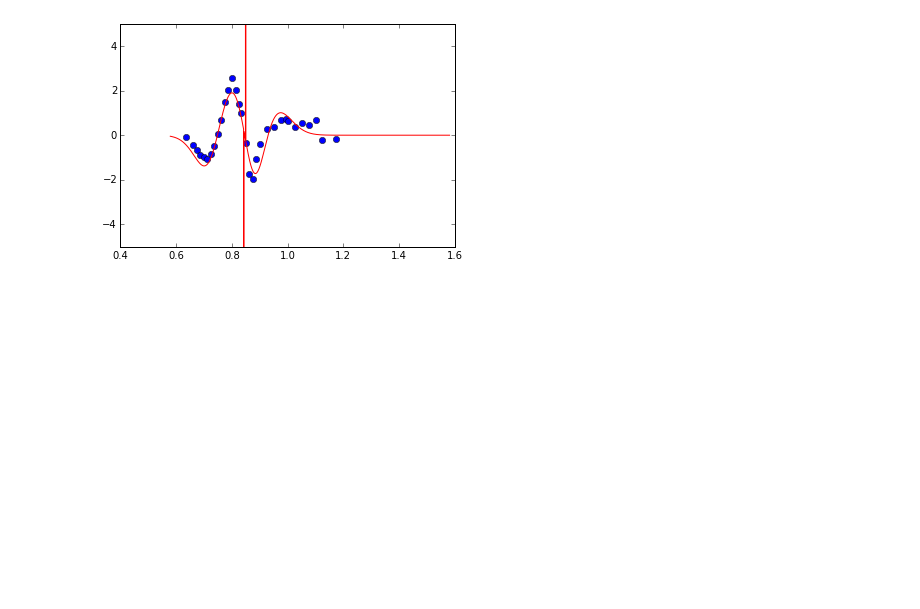
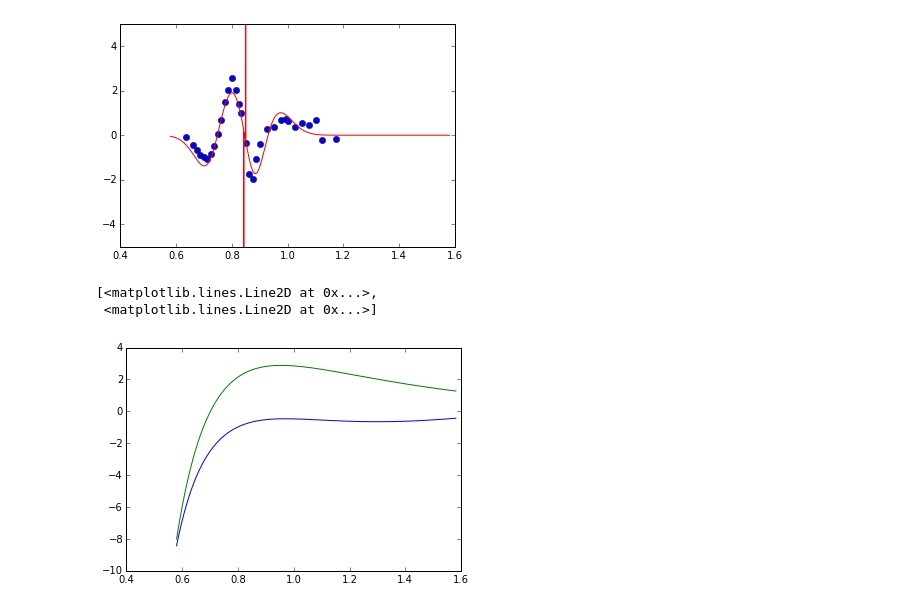
Before and after one commit to HxCory/delayFitting, a Jupyter notebook: Source/tooMany.ipynb, the cells around one changed output. Saved outputs shown, nothing was run; the diff lists cells and outputs as text; code cells hidden in the pictures; blank space fills up the shorter version.

```diff
--- a/Source/tooMany.ipynb
+++ b/Source/tooMany.ipynb
@@ -137,3 +157,15 @@ pylab.ylim([-5, 5])
 # %% [output]
 (-5, 5)
 [figure]
+# %%
+alphaOneTestOne = alphaOne(defs.omega_dip, -9.81535494e+00,   3.14053010e-01,   4.94111384e+02,
+          4.30146679e-01,  -2.09667239e+00,   5.85035180e+00)
+alphaThreeTestOne = alphaThree(defs.omega_dip, 3.26531315e-01,  -3.86932516e-01,  -6.38185017e+00,
+          9.69371461e+00,   6.33573641e-02,  -1.60493177e-01,
+         -1.36577603e-01,   1.15083895e-02,  -7.14802190e-02)
+# %%
+plt.plot(defs.omega_dip, alphaOneTestOne, defs.omega_dip, defs.dip_1)
+# %% [output]
+[<matplotlib.lines.Line2D at 0x...>,
+ <matplotlib.lines.Line2D at 0x...>]
+[figure, added]
```
Also changed, not shown: parts of 12 cells of this notebook.
